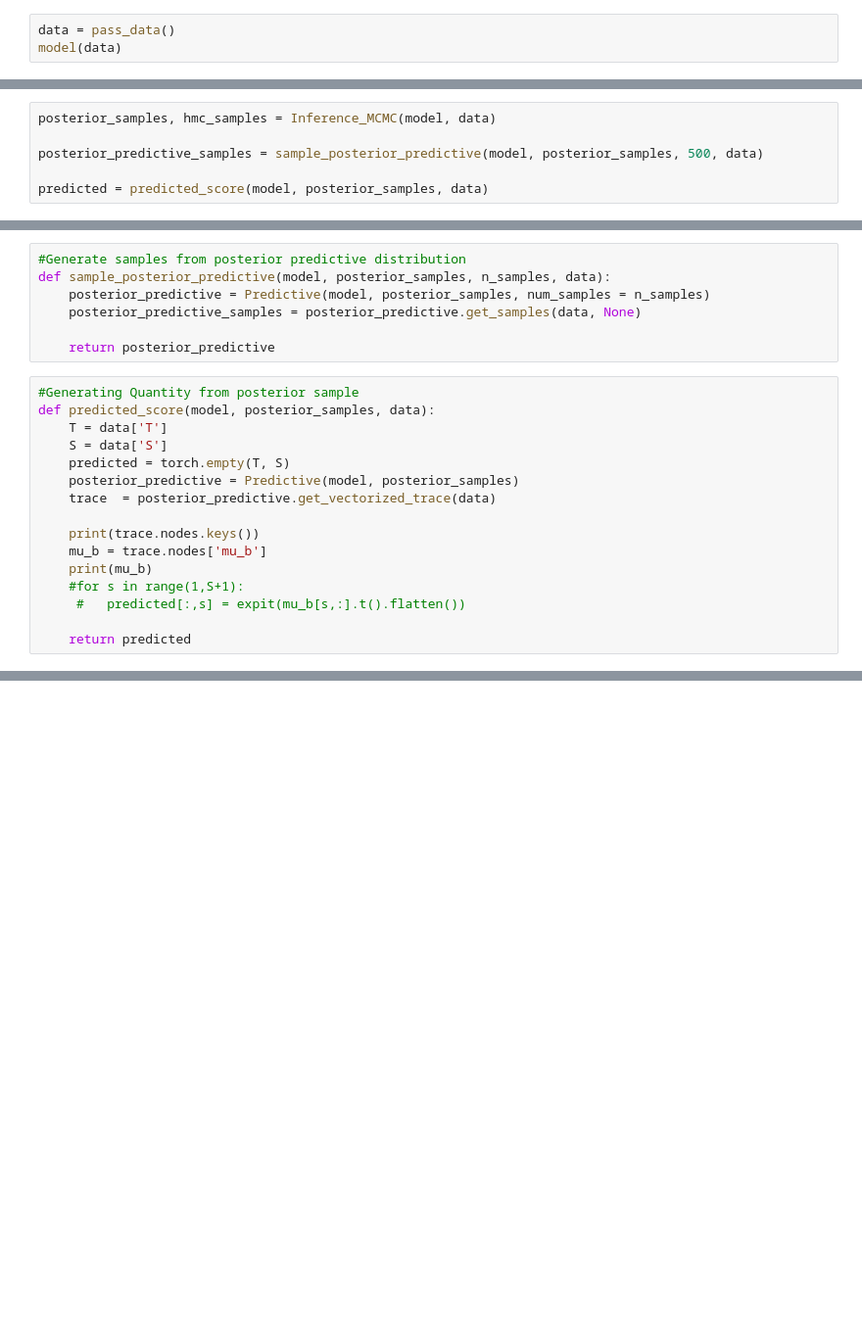
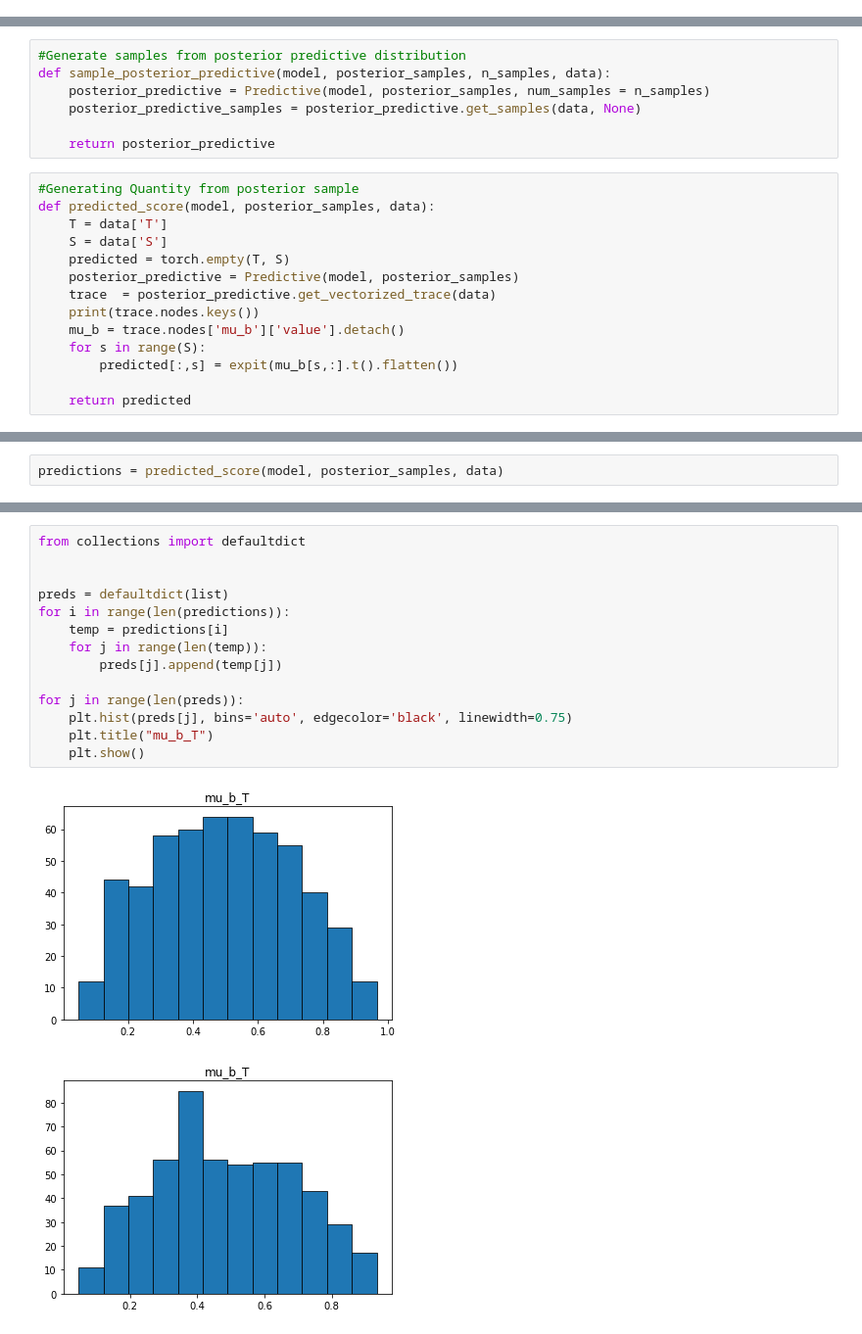
Before and after one commit to Manik-Goyal/Forecasting-Elections-6998, a Jupyter notebook: scripts/model/election_evaluation.ipynb, the cells around one changed output, grey strips where cells are left out. Shown at 98% size. Drawn from its saved outputs; the diff is of its cells as text; blank space fills up the shorter version.

Commit message:
cleaning up code, basic histogram for mu_b visual

```diff
--- a/scripts/model/election_evaluation.ipynb
+++ b/scripts/model/election_evaluation.ipynb
@@ -243,3 +213,0 @@ def predicted_score(model, posterior_samples, data):
-# %%
-data = pass_data()
-model(data)
@@ -265,6 +213,0 @@ TypeError: model() missing 1 required positional argument: 'polls'
-# %%
-posterior_samples, hmc_samples = Inference_MCMC(model, data)
-
-posterior_predictive_samples = sample_posterior_predictive(model, posterior_samples, 500, data)
-
-predicted = predicted_score(model, posterior_samples, data)
@@ -456,11 +238,9 @@ def predicted_score(model, posterior_samples, data):
     predicted = torch.empty(T, S)
     posterior_predictive = Predictive(model, posterior_samples)
     trace  = posterior_predictive.get_vectorized_trace(data)
-
     print(trace.nodes.keys())
-    mu_b = trace.nodes['mu_b']
-    print(mu_b)
-    #for s in range(1,S+1):
-     #   predicted[:,s] = expit(mu_b[s,:].t().flatten())
+    mu_b = trace.nodes['mu_b']['value'].detach()
+    for s in range(S):
+        predicted[:,s] = expit(mu_b[s,:].t().flatten())
 
     return predicted
@@ -496,0 +276,2 @@ AttributeError: 'list' object has no attribute 'shape'
+# %%
+predictions = predicted_score(model, posterior_samples, data)
@@ -496,0 +292,17 @@ AttributeError: 'list' object has no attribute 'shape'
+# %%
+from collections import defaultdict
+
+
+preds = defaultdict(list)
+for i in range(len(predictions)):
+    temp = predictions[i]
+    for j in range(len(temp)):
+        preds[j].append(temp[j])
+
+for j in range(len(preds)):
+    plt.hist(preds[j], bins='auto', edgecolor='black', linewidth=0.75)
+    plt.title("mu_b_T")
+    plt.show()
+# %% [output]
+[figure, added]
+[figure, added]
```
Also changed, not shown: parts of 17 cells of this notebook.
